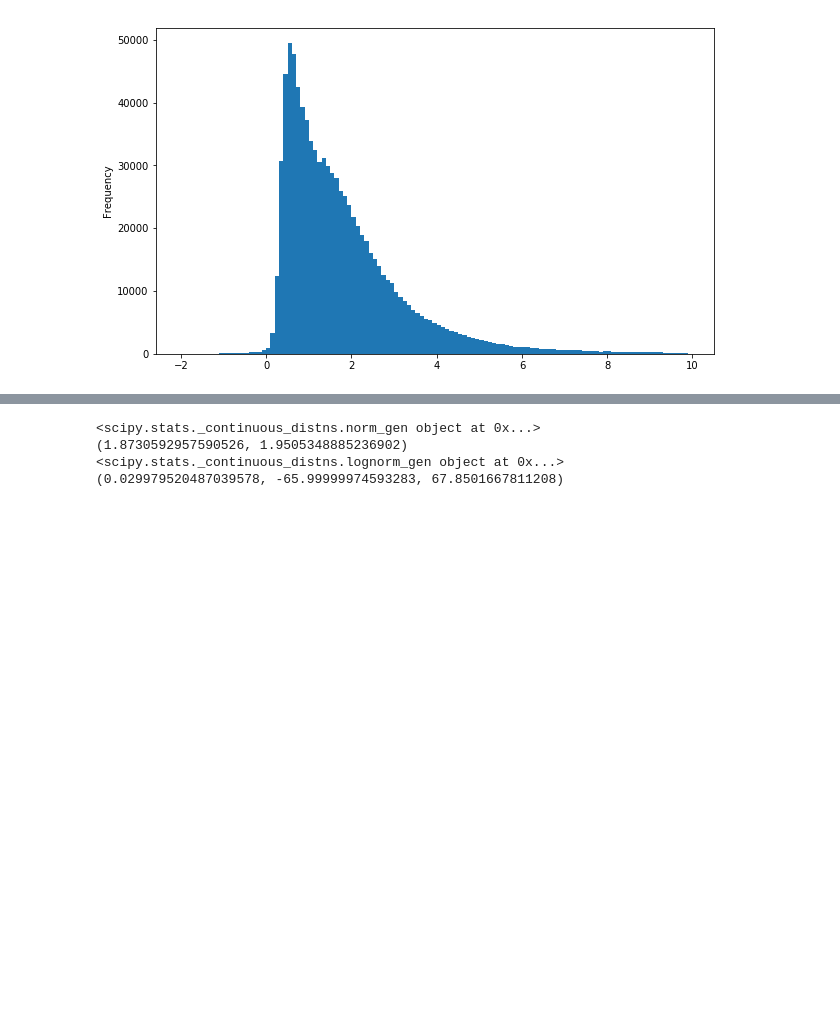
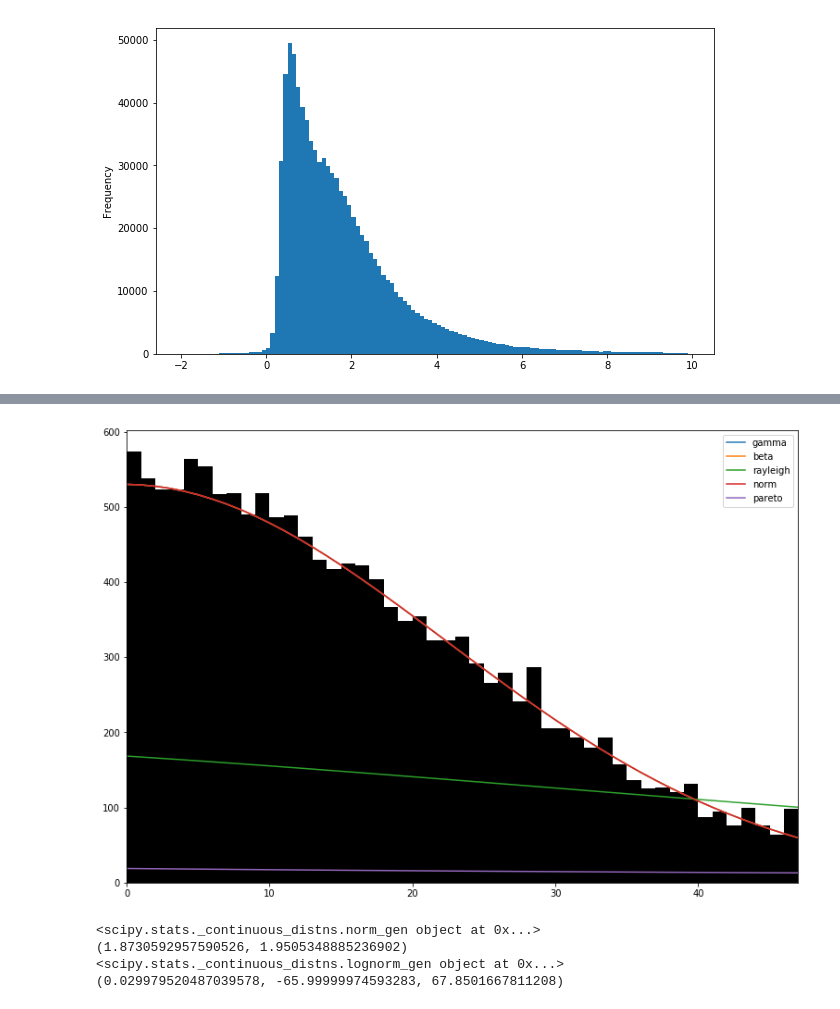
Before and after one commit to jlieberherr/swiss-train-delay-distributions, a Jupyter notebook: analysis.ipynb, the cells around one changed output, grey strips where cells are left out. Saved outputs shown, nothing was run; the diff lists cells and outputs as text; code cells hidden in the pictures; blank space fills up the shorter version.

```diff
--- a/analysis.ipynb
+++ b/analysis.ipynb
@@ -122,3 +203,22 @@ df_ab_versp.plot.hist(bins=ab_range, figsize=(10, 6))
+# %%
+size = 30000
+x = scipy.arange(size)
+y = scipy.int_(scipy.round_(scipy.stats.vonmises.rvs(5,size=size)*47))
+plt.figure(figsize=(13,9))
+h = plt.hist(y, bins=range(48), color='black')
+
+dist_names = ['gamma', 'beta', 'rayleigh', 'norm', 'pareto']
+
+for dist_name in dist_names:
+    dist = getattr(scipy.stats, dist_name)
+    param = dist.fit(y)
+    pdf_fitted = dist.pdf(x, *param[:-2], loc=param[-2], scale=param[-1]) * size
+    plt.plot(pdf_fitted, label=dist_name)
+    plt.xlim(0,47)
+plt.legend(loc='upper right')
+plt.show()
+# %% [output]
+[figure, added]
 # %%
 DISTRIBUTIONS = [
         st.alpha,st.anglit,st.arcsine,st.beta,st.betaprime,st.bradford,st.burr,st.cauchy,st.chi,st.chi2,st.cosine,
```
Also changed, not shown: parts of 5 cells of this notebook, 1 other file.
